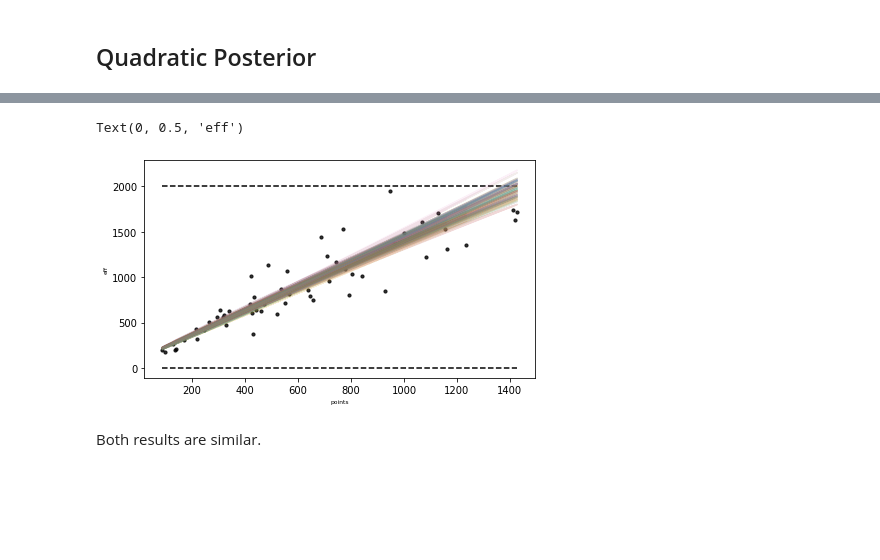
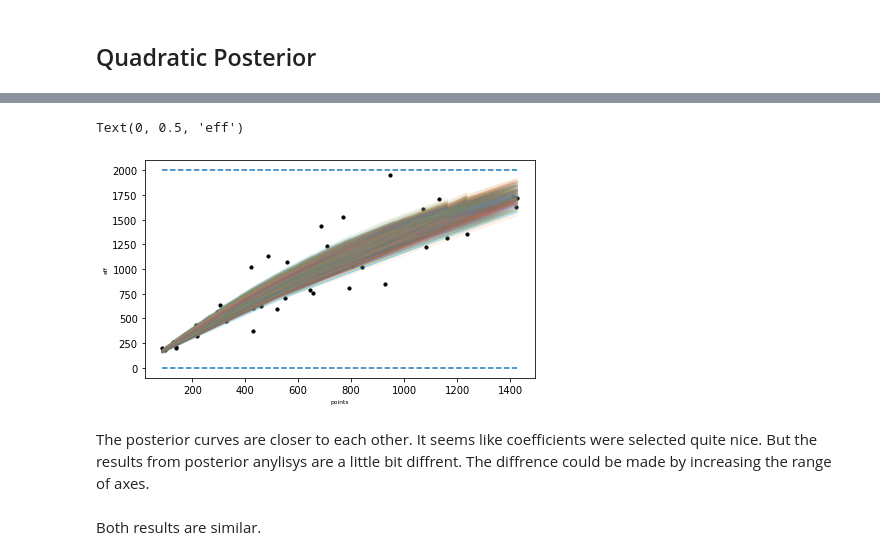
Before and after one commit to mKozik7/Data_Analytics, a Jupyter notebook: project/project.ipynb, the cells around one changed output, grey strips where cells are left out. Cells and saved outputs as stored; diff of their text form; code cells hidden in the pictures; blank space fills up the shorter version.

```diff
--- a/project/project.ipynb
+++ b/project/project.ipynb
@@ -357,17 +352,19 @@ eff_squared_fit = simulation_pos_squared.stan_variable('eff')
 # %%
 fig, axes = plt.subplots(1,1, figsize = (7,4))
 axes.hlines([0, 2000], xmin = df['PTS'].min(),
-            xmax = df['PTS'].max(), linestyle = '--', color = 'black')
-for i in range(100):
+            xmax = df['PTS'].max(), linestyle = '--')
+for i in range(200):
     axes.plot(df['PTS'],
-                gamma_squared_fit[i]*np.square(df['PTS']) + beta_squared_fit[i]*df['PTS']+100 , alpha=0.1)
+                gamma_squared_fit[i]*np.square(df['PTS']) + beta_squared_fit[i]*df['PTS'] , alpha=0.1)
 axes.scatter(df['PTS'], df['EFF'],
-             color = 'black', alpha = 0.8, s=10)
+             color = 'black', alpha = 1, s=10)
 axes.set_xlabel('points', fontsize = 6)
 axes.set_ylabel('eff', fontsize = 6)
 # %% [output]
 Text(0, 0.5, 'eff')
-[figure, old version]
+[figure, new version]
+# %% [markdown]
+The posterior curves are closer to each other. It seems like coefficients were selected quite nice. But the results from posterior anylisys are a little bit diffrent. The diffrence could be made by increasing the range of axes.
 # %% [markdown]
 Both results are similar.
 # %% [markdown]
```
Also changed, not shown: parts of 30 cells of this notebook, 3 other files.
